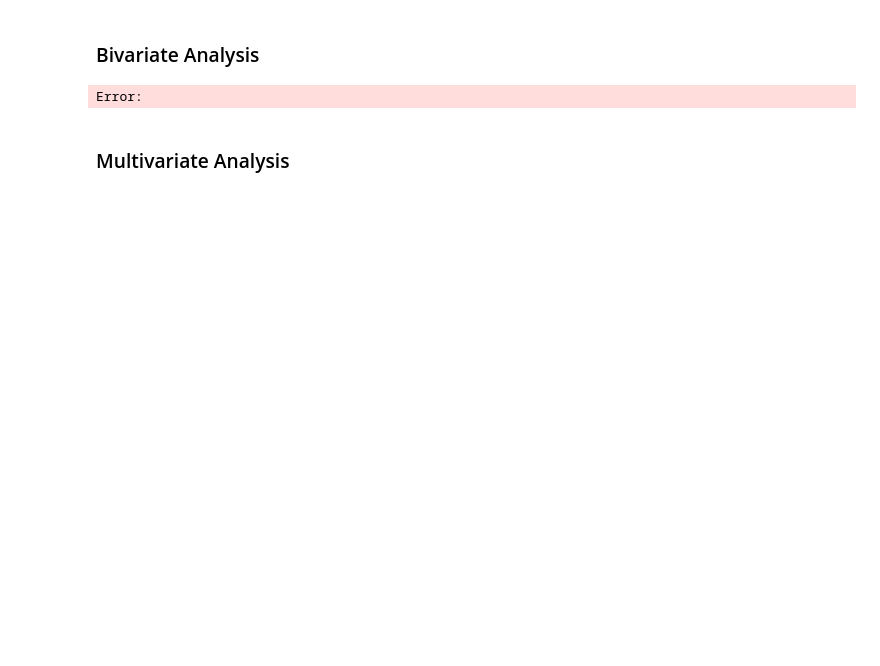
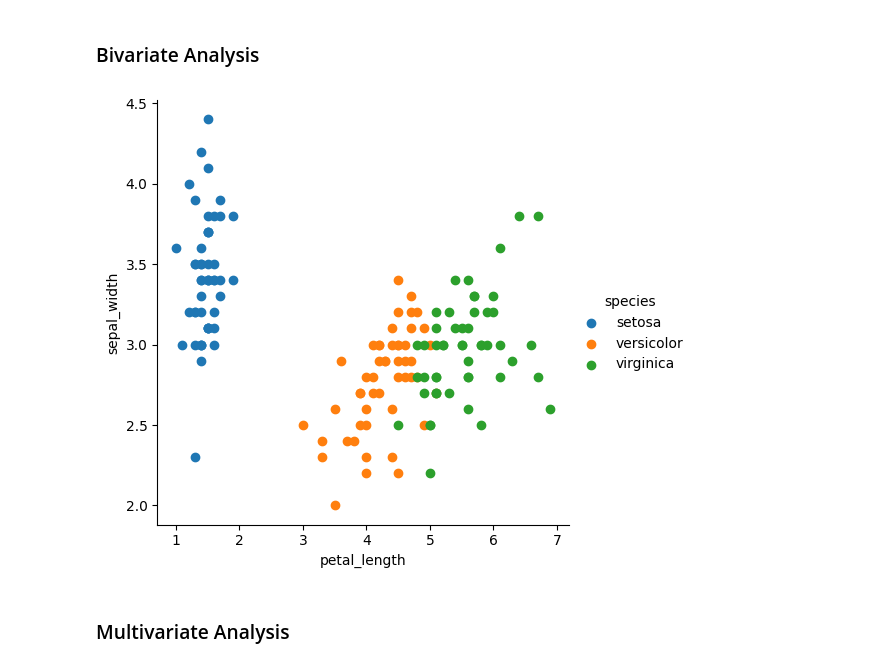
Before and after one commit to rahulkadvasara/EDA, a Jupyter notebook: EDA.ipynb, the cells around one changed output. Drawn from its saved outputs; the diff is of its cells as text; code cells hidden in the pictures; blank space fills up the shorter version.

```diff
--- a/EDA.ipynb
+++ b/EDA.ipynb
@@ -40,10 +37,10 @@ plt.show()
 # %% [markdown]
 ### Bivariate Analysis
 # %%
-sns.FacetGrid(df,hue="species",size=5).map(plt.scatter,"petal_length","sepal_width").add_legend()
+sns.FacetGrid(df, hue="species", height=5).map(plt.scatter, "petal_length", "sepal_width").add_legend()
 plt.show()
 # %% [output]
-Error:
+[figure, added]
 # %% [markdown]
 ### Multivariate Analysis
 # %%
```
Also changed, not shown: parts of 5 cells of this notebook.
